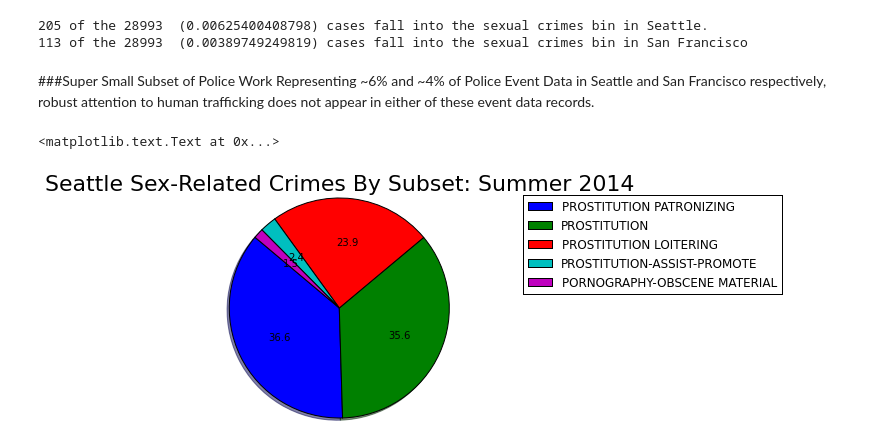
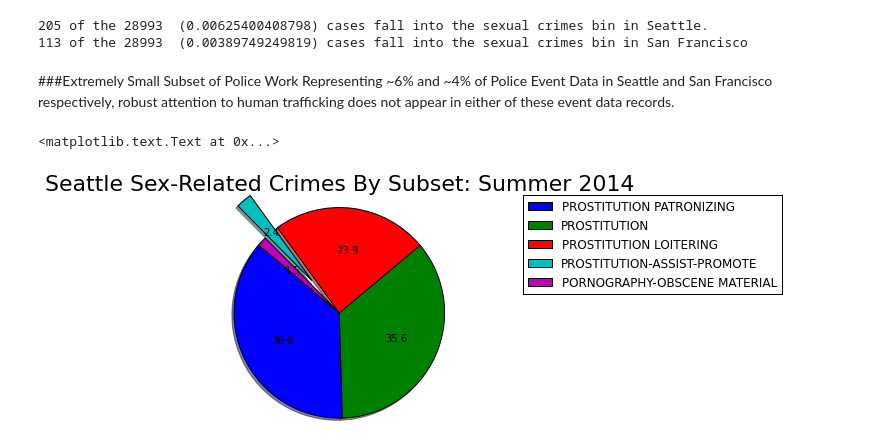
Before and after one commit to GF808080/cs-dvis, a Jupyter notebook: CrimeVis.ipynb, the cells around one changed output. Cells and saved outputs as stored; diff of their text form; code cells hidden in the pictures.

```diff
--- a/CrimeVis.ipynb
+++ b/CrimeVis.ipynb
@@ -170,18 +170,18 @@ print "%s of the %s  (%s) cases fall into the sexual crimes bin in San Francisco
 205 of the 28993  (0.00625400408798) cases fall into the sexual crimes bin in Seattle.
 113 of the 28993  (0.00389749249819) cases fall into the sexual crimes bin in San Francisco
 # %% [markdown]
-###Super Small Subset of Police Work
+###Extremely Small Subset of Police Work
 Representing ~6% and ~4% of Police Event Data in Seattle and San Francisco respectively, robust attention to human trafficking does not appear in either of these event data records.
 # %%
 Seproportion = seattlefocus['Offense Type'].value_counts()
 Sevalues = Seproportion.values
 Selabels = Seproportion.keys()
-#Seexplode = (0, 0, 0.4, 0, 0,0,0,0,0)  # explode 3rd slice
+Seexplode = (0, 0, 0, 0.4 ,0)  # explode 4th slice
 # Plot
-ax8 = plt.pie(Sevalues, shadow=True, startangle=140, autopct='%.1f')#, explode = Seexplode)
+ax6 = plt.pie(Sevalues, shadow=True, startangle=140, autopct='%.1f', explode = Seexplode)
 plt.legend(bbox_to_anchor=(1.05, 1), loc=2, borderaxespad=0., labels = Selabels)
 plt.axis('equal')
 plt.title('Seattle Sex-Related Crimes By Subset: Summer 2014', fontsize = 22)
 # %% [output]
 <matplotlib.text.Text at 0x...>
-[figure, old version]
+[figure, new version]
```
Also changed, not shown: parts of 7 cells of this notebook.
